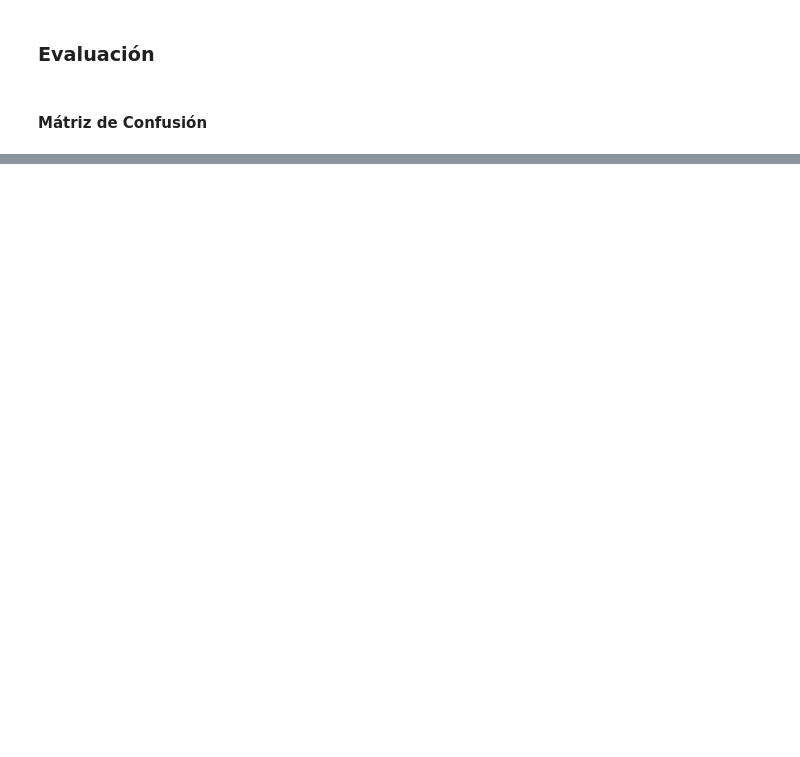
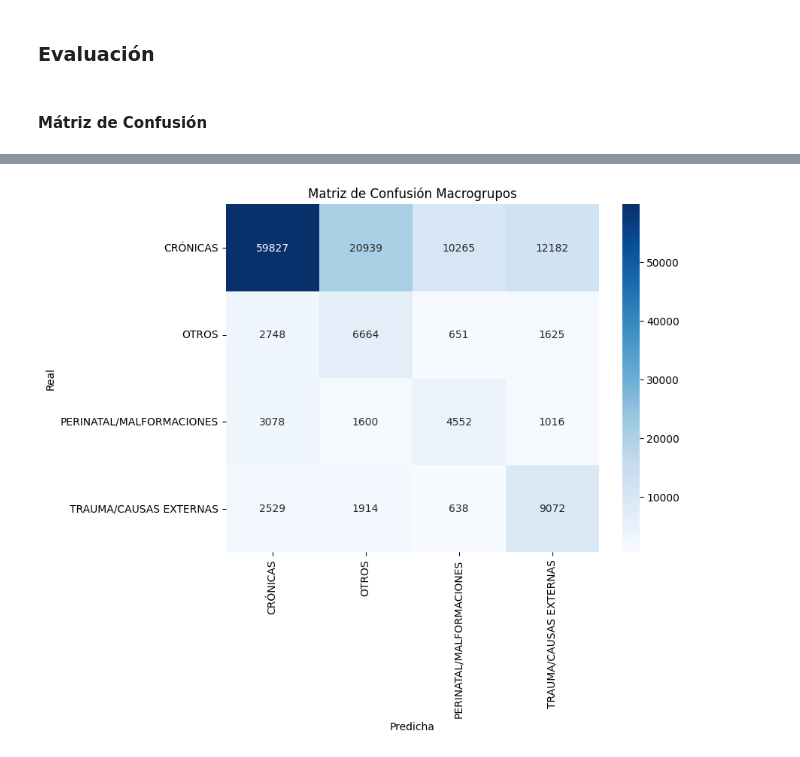
Before and after one commit to Anaru03/Proyecto-3-EDA-Clustering, a Jupyter notebook: reports/Modelado/Modelación.ipynb, the cells around one changed output, grey strips where cells are left out. Drawn from its saved outputs; the diff is of its cells as text; code cells hidden in the pictures; blank space fills up the shorter version.

```diff
--- a/reports/Modelado/Modelación.ipynb
+++ b/reports/Modelado/Modelación.ipynb
@@ -265,0 +818,9 @@ Modelo 1 CV accuracy: [0.091 0.113 0.11  0.126 0.121] → mean = 0.112
+# %%
+rf_final = RandomForestClassifier(
+    **gs.best_params_,
+    max_features='sqrt',
+    class_weight='balanced_subsample',
+    random_state=RND,
+    n_jobs=1
+)
+rf_final.fit(X_train_sub, y_train_sub)
@@ -1424,0 +1069,23 @@ Esto  permite enfocar futuros esfuerzos en **reducir errores** donde más import
+# %%
+import numpy as np
+from sklearn.metrics import accuracy_score, cohen_kappa_score, classification_report, confusion_matrix
+
+# Si tienes X_test como DataFrame y es muy grande, usa predicción por lotes:
+batch_size = 10000  # ajusta según RAM
+n_samples = X_test.shape[0]
+y_pred_all = []
+
+for start in range(0, n_samples, batch_size):
+    end = min(start + batch_size, n_samples)
+    X_batch = X_test.iloc[start:end] if isinstance(X_test, pd.DataFrame) else X_test[start:end]
+    y_pred_batch = rf_final.predict(X_batch)
+    y_pred_all.append(y_pred_batch)
+
+# Une todos los resultados
+y_pred = np.concatenate(y_pred_all)
+
+# Usa el target correcto: y_test['macrogrupo']
+print("Test accuracy:", accuracy_score(y_test['macrogrupo'], y_pred))
+print("Test Cohen's kappa:", cohen_kappa_score(y_test['macrogrupo'], y_pred))
+print("Classification report:\n", classification_report(y_test['macrogrupo'], y_pred))
+print("Confusion matrix:\n", confusion_matrix(y_test['macrogrupo'], y_pred))
@@ -1424,0 +1112,15 @@ Esto  permite enfocar futuros esfuerzos en **reducir errores** donde más import
+# %%
+import seaborn as sns
+import matplotlib.pyplot as plt
+from sklearn.metrics import confusion_matrix
+
+labels = ["CRÓNICAS", "OTROS", "PERINATAL/MALFORMACIONES", "TRAUMA/CAUSAS EXTERNAS"]
+cm = confusion_matrix(y_test['macrogrupo'], y_pred, labels=labels)
+plt.figure(figsize=(8, 6))
+sns.heatmap(cm, annot=True, fmt='d', cmap='Blues', xticklabels=labels, yticklabels=labels)
+plt.xlabel('Predicha')
+plt.ylabel('Real')
+plt.title('Matriz de Confusión Macrogrupos')
+plt.show()
+# %% [output]
+[figure, added]
```
Also changed, not shown: parts of 147 cells of this notebook, 1 other file.
